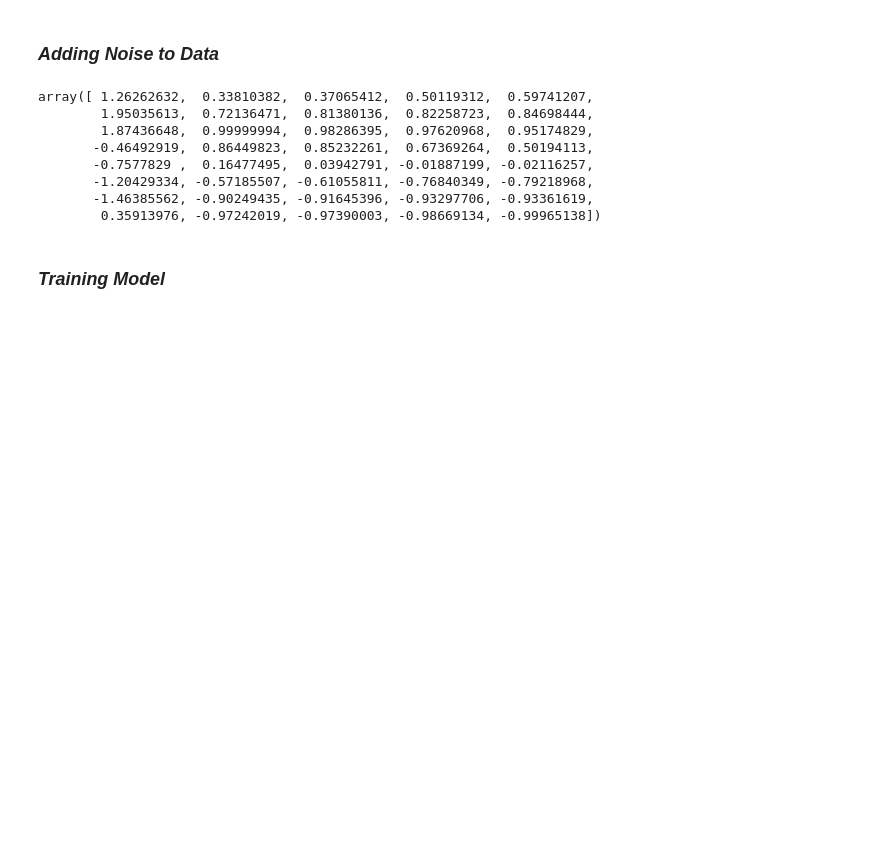
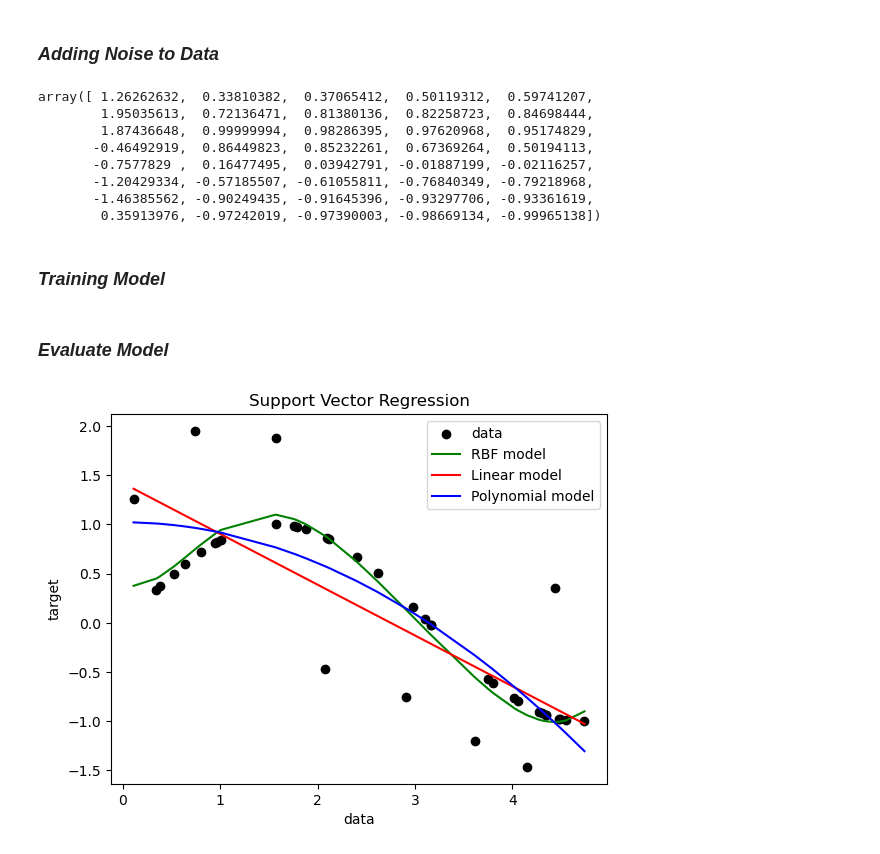
Before and after one commit to amirhosein-ziaei/Machine_Learning_Course, a Jupyter notebook: Support-Vector-Machine/SVR.ipynb, the cells around one changed output. Saved outputs shown, nothing was run; the diff lists cells and outputs as text; code cells hidden in the pictures; blank space fills up the shorter version.

Commit message:
check the result of model completed

```diff
--- a/Support-Vector-Machine/SVR.ipynb
+++ b/Support-Vector-Machine/SVR.ipynb
@@ -76,3 +76,17 @@ svr_poly = SVR(kernel='poly', C=1e4, degree=2)
 y_rbf = svr_rbf.fit(X, y).predict(X)
 y_lin = svr_lin.fit(X, y).predict(X)
 y_poly = svr_poly.fit(X, y).predict(X)
+# %% [markdown]
+### *Evaluate Model*
+# %%
+pl.scatter(X, y, c='k', label='data')
+pl.plot(X, y_rbf, c='g', label='RBF model')
+pl.plot(X, y_lin, c='r', label='Linear model')
+pl.plot(X, y_poly, c='b', label='Polynomial model')
+pl.xlabel('data')
+pl.ylabel('target')
+pl.title('Support Vector Regression')
+pl.legend()
+pl.show()
+# %% [output]
+[figure, added]
```
